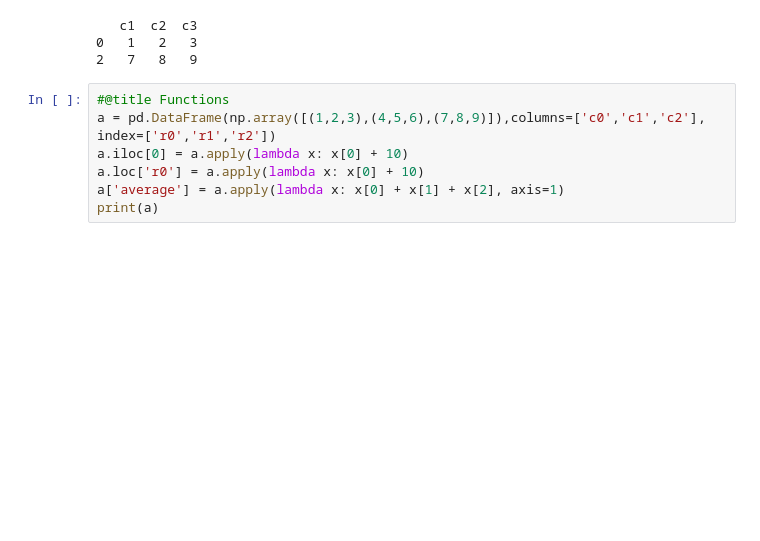
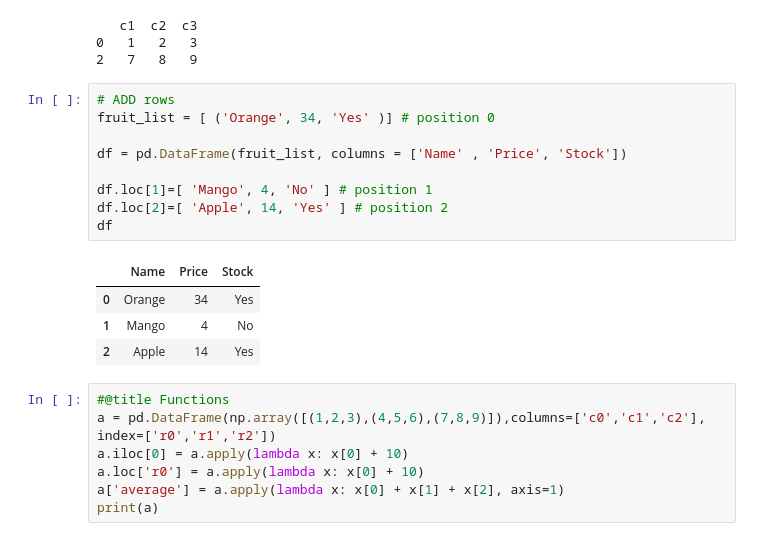
Before and after one commit to dretcm/PYTHON-Notes, a Jupyter notebook: Guide_Pandas.ipynb, the cells around one changed output. Cells and saved outputs as stored; diff of their text form; blank space fills up the shorter version.

```diff
--- a/Guide_Pandas.ipynb
+++ b/Guide_Pandas.ipynb
@@ -160,6 +167,20 @@ print(a.loc[[0,2]]) # rows
    c1  c2  c3
 0   1   2   3
 2   7   8   9
+# %%
+# ADD rows
+fruit_list = [ ('Orange', 34, 'Yes' )] # position 0
+
+df = pd.DataFrame(fruit_list, columns = ['Name' , 'Price', 'Stock'])
+
+df.loc[1]=[ 'Mango', 4, 'No' ] # position 1
+df.loc[2]=[ 'Apple', 14, 'Yes' ] # position 2
+df
+# %% [output]
+|  | Name | Price | Stock |
+| 0 | Orange | 34 | Yes |
+| 1 | Mango | 4 | No |
+| 2 | Apple | 14 | Yes |
 # %%
 #@title Functions
 a = pd.DataFrame(np.array([(1,2,3),(4,5,6),(7,8,9)]),columns=['c0','c1','c2'], index=['r0','r1','r2'])
```
Also changed, not shown: parts of 3 cells of this notebook.
